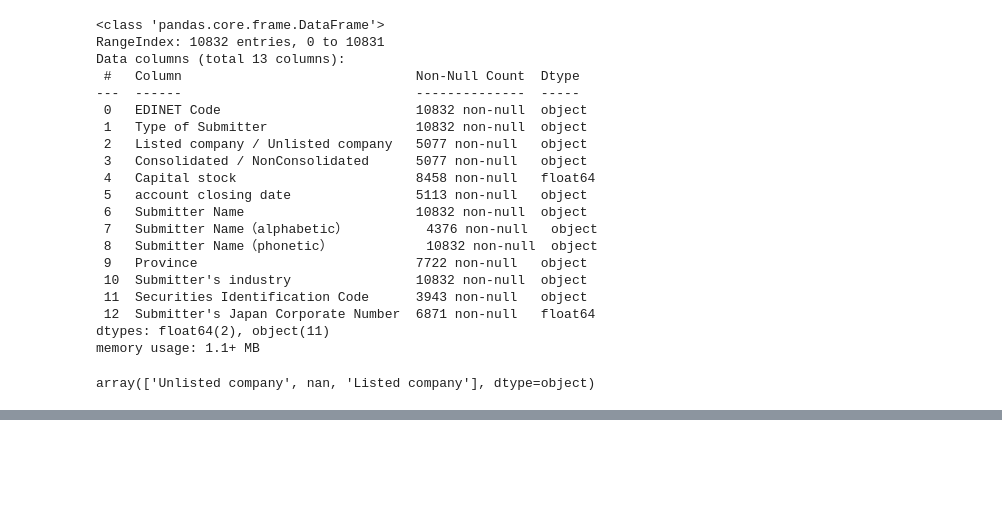
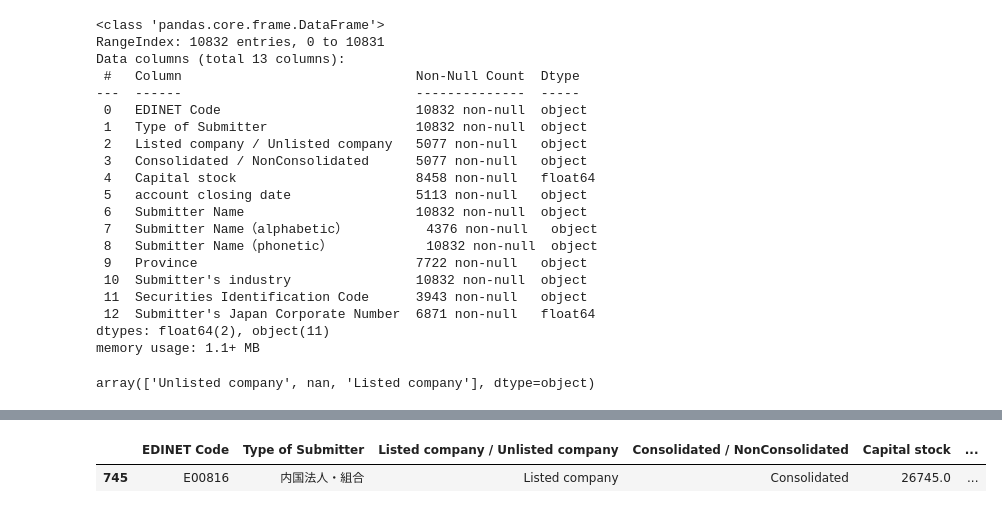
Before and after one commit to diabhaque/nikkei-fundamentals, a Jupyter notebook: notebooks/japan_edinet.ipynb, the cells around one changed output, grey strips where cells are left out. Saved outputs shown, nothing was run; the diff lists cells and outputs as text; code cells hidden in the pictures; blank space fills up the shorter version.

Commit message:
Get Edinet codes for Nikke 225 companies

```diff
--- a/notebooks/japan_edinet.ipynb
+++ b/notebooks/japan_edinet.ipynb
@@ -250,6 +250,6 @@ df["Listed company / Unlisted company"].unique()
 array(['Unlisted company', nan, 'Listed company'], dtype=object)
 # %%
 listed_df = df[df["Listed company / Unlisted company"] == "Listed company"]
-listed_df = listed_df.dropna(subset=["Submitter Name（alphabetic）"])
+# listed_df = listed_df.dropna(subset=["Submitter Name（alphabetic）"])
 # %%
 # Get duplicates
@@ -269,0 +258,5 @@ listed_df = listed_df.dropna(subset=["Submitter Name（alphabetic）"])
+# %%
+listed_df[listed_df["Securities Identification Code"] == 41510]
+# %% [output]
+|  | EDINET Code | Type of Submitter | Listed company / Unlisted company | Consolidated / NonConsolidated | Capital stock | ... |
+| 745 | E00816 | 内国法人・組合 | Listed company | Consolidated | 26745.0 | ... |
```
Also changed, not shown: parts of 5 cells of this notebook, 3 other files.
